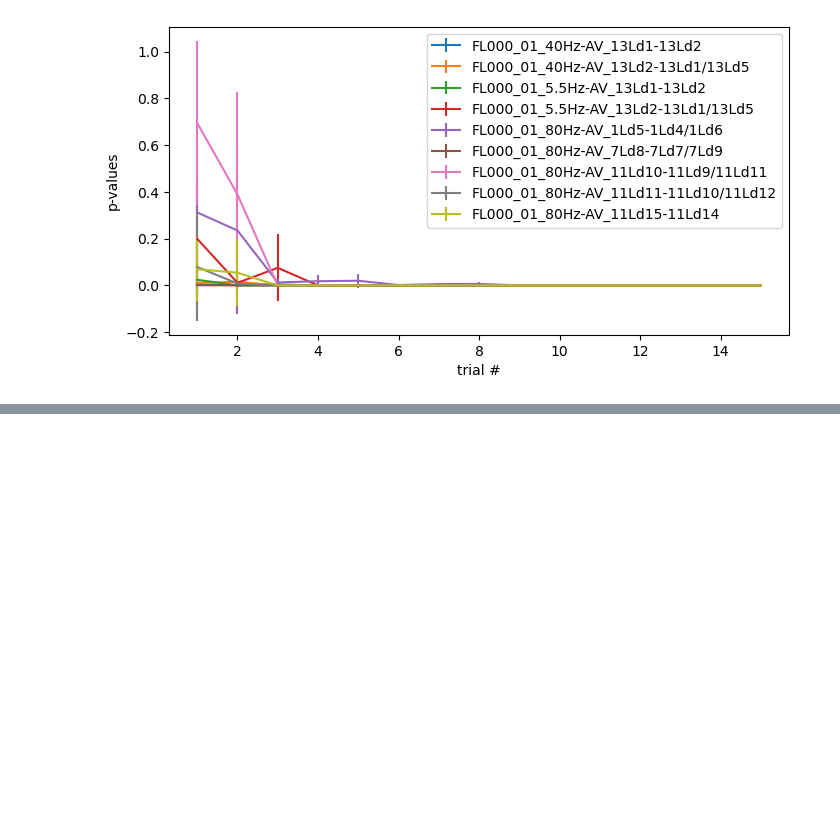
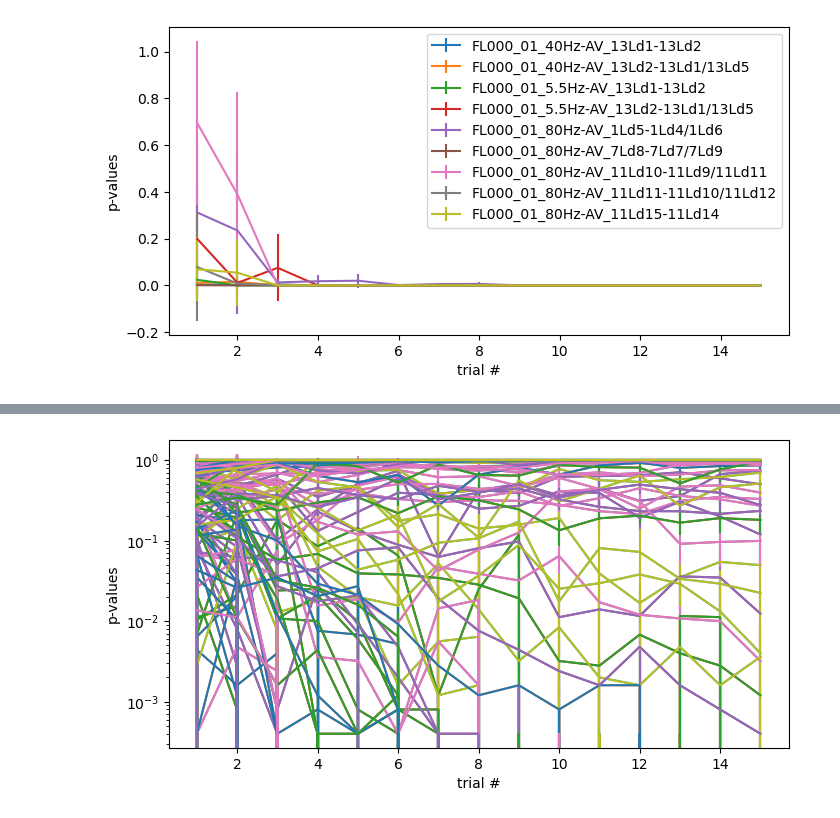
Before and after one commit to Simurgh818/NumTrials_NeededPer_FreqChoice, a Jupyter notebook: NumTrialsPerFreq.ipynb, the cells around one changed output, grey strips where cells are left out. Saved outputs shown, nothing was run; the diff lists cells and outputs as text; code cells hidden in the pictures; blank space fills up the shorter version.

Commit message:
aggregating all of the channels mean and std dev and plotting.

```diff
--- a/NumTrialsPerFreq.ipynb
+++ b/NumTrialsPerFreq.ipynb
@@ -120,7 +122,7 @@ stdDev_df
 plt.figure(figsize=(8,4));
 
 for p in range(0,len(channels)):
-    plt.errorbar(np.arange(1,16),means[p,:],yerr=stdDev[p,:]);
+    plt.errorbar(np.arange(1,16),means_df.iloc[p,:],yerr=stdDev_df.iloc[p,:]);
 plt.ylabel('p-values');
 plt.xlabel('trial #');
 plt.legend(channels);
@@ -128,0 +133,7 @@ plt.legend(channels);
+# %%
+means_reshape = np.expand_dims(means,axis=1)
+m = np.shape(means)
+print (m)
+means_reshape = np.reshape(means, (-1,15))
+m_rs, n_rs = np.shape(means_reshape)
+print (m_rs, n_rs)
@@ -128,0 +143,21 @@ plt.legend(channels);
+# %%
+mat_contents = {}
+means_df_all = pd.DataFrame(columns=col_names)
+stdDev_df_all = pd.DataFrame(columns=col_names)
+
+for idx, p in enumerate(RF_path):
+    print(idx, p)
+    mat_contents = loadmat(p,simplify_cells=True)
+    channels = mat_contents['channels']['labels']
+    print(channels)
+    means = mat_contents['channels']['means']
+    means_reshape = np.reshape(means, (-1,15))
+    #print(means)
+    stdDev = mat_contents['channels']['stdDev']
+    StdDev_reshape = np.reshape(stdDev, (-1,15))
+
+    means_df = pd.DataFrame(means_reshape,columns=col_names, index=[channels])
+    means_df_all = pd.concat([means_df_all,means_df])
+
+    stdDev_df = pd.DataFrame(StdDev_reshape,columns=col_names, index=[channels])
+    stdDev_df_all = pd.concat([stdDev_df_all,stdDev_df])
@@ -128,0 +235,11 @@ plt.legend(channels);
+# %%
+plt.figure(figsize=(8,4));
+
+for p in range(0,len(means_df_all.index)):
+    plt.errorbar(np.arange(1,16),means_df_all.iloc[p,:],yerr=stdDev_df_all.iloc[p,:]);
+    plt.semilogy(np.arange(1,16),means_df_all.iloc[p,:])
+plt.ylabel('p-values');
+plt.xlabel('trial #');
+#plt.legend(means_df_all.index);
+# %% [output]
+[figure, added]
```
Also changed, not shown: parts of 7 cells of this notebook.
